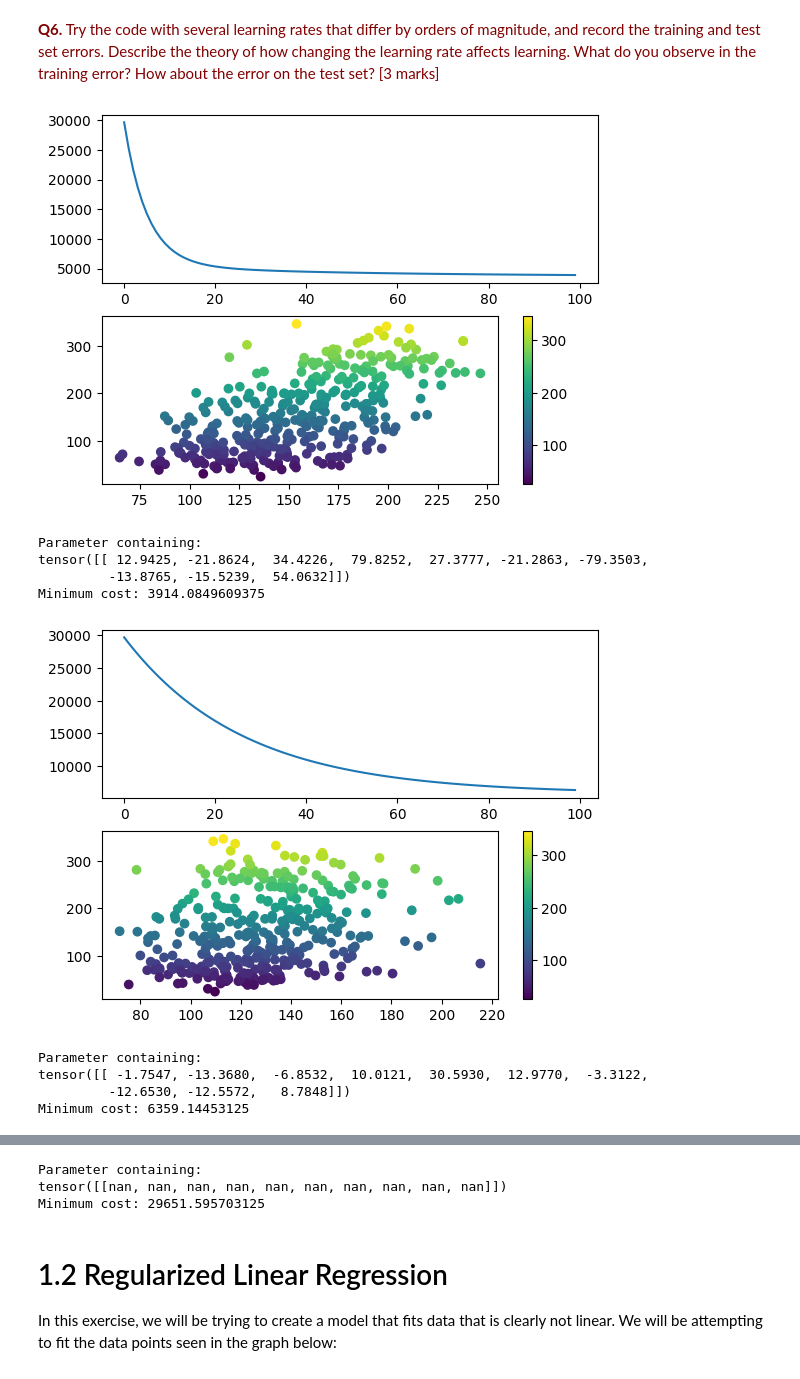
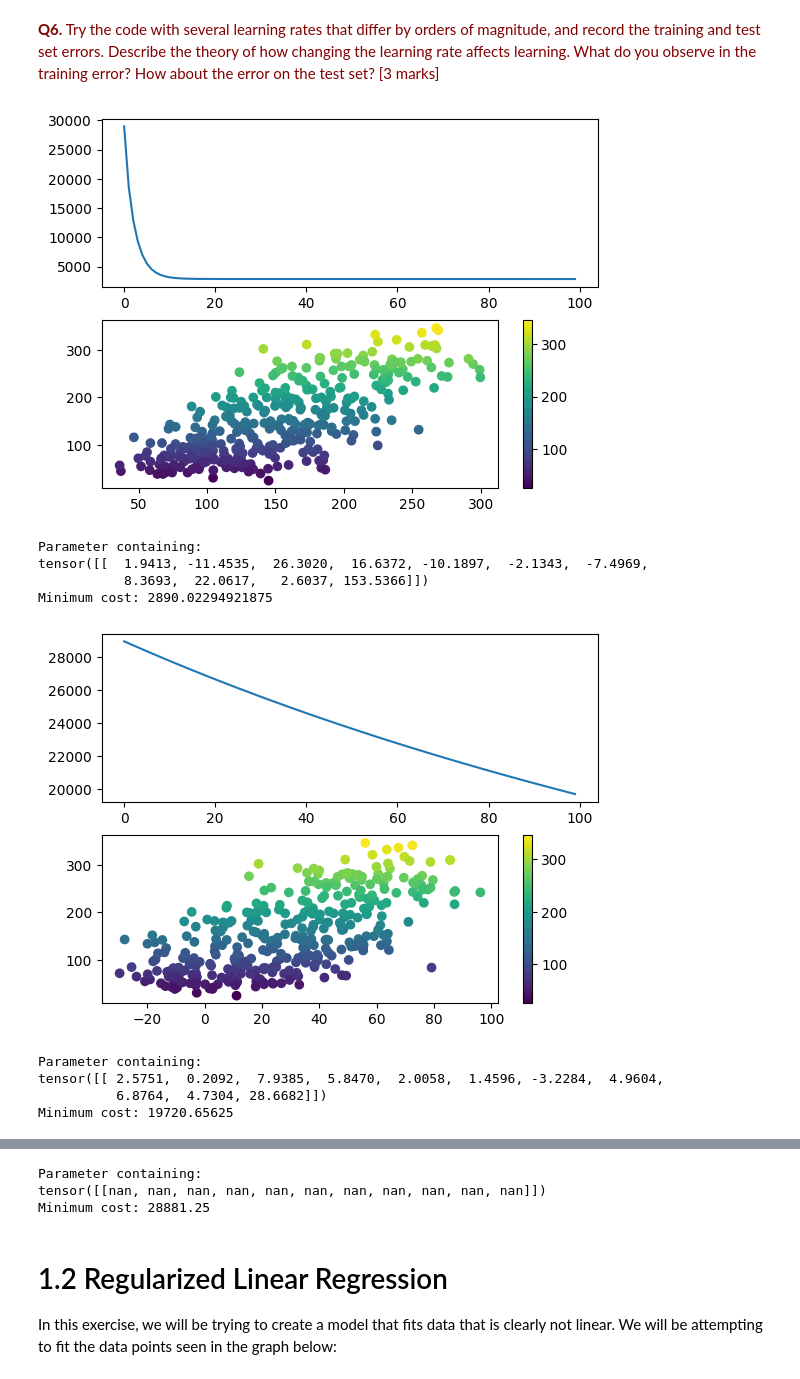
Before and after one commit to MohammedEsamaldin/ML_projects, a Jupyter notebook: wk3_Regression_2024 (1).ipynb, the cells around one changed output, grey strips where cells are left out. Saved outputs shown, nothing was run; the diff lists cells and outputs as text; code cells hidden in the pictures.

```diff
--- a/wk3_Regression_2024 (1).ipynb
+++ b/wk3_Regression_2024 (1).ipynb
@@ -105,10 +94,12 @@ Refering back to the lecture notes, we define $ y = f(x) = w^T x$, so we need to
 class LinearRegression(nn.Module):
   def __init__(self, num_features):
     super().__init__()
-    self.weight = nn.Parameter(torch.ones(1, num_features), requires_grad=False)
+    self.weight = nn.Parameter(torch.ones(1,num_features), requires_grad=False)
+    self.bias = nn.Parameter(torch.rand(1), requires_grad=False)
 
   def forward(self, x):
-    y = torch.matmul(x, self.weight.T)
+    y = torch.matmul(x, self.weight.T)  +self.bias
+
     return y
 # %% [markdown]
 As we need to account for the bias, we add a column of ones to the `x_data`
@@ -118,7 +109,7 @@ x_train = torch.cat([x_train, torch.ones(x_train.shape[0], 1)], dim=1)
 x_test = torch.cat([x_test, torch.ones(x_test.shape[0], 1)], dim=1)
 # %%
 ## test the custom layer
-model = LinearRegression(x_train.shape[1])
+model = LinearRegression(num_features=x_train.shape[1])
 prediction = model(x_train)
 prediction.shape # the output should be Nx1
 # %% [output]
@@ -169,16 +159,21 @@ def gradient_descent_step(model: nn.Module, X: torch.Tensor, y: torch.Tensor, y_
   model.weight = nn.Parameter(new_weight, requires_grad=False)
 # %%
 cost_lst = list()
-model = LinearRegression(x_train.shape[1])
-alpha = .1
+model = LinearRegression(num_features=x_train.shape[1])
+alpha = .01
 for it in range(100):
   prediction = model(x_train)
   cost = mean_squared_error(prediction, y_train)
-  cost_lst.append(cost)
+  cost_lst.append(cost.detach().numpy())
   gradient_descent_step(model, x_train, y_train, prediction, alpha)
+print(f'prediction shape is {prediction.shape}')
+print(y_train.shape)
+
+
 fig, axs = plt.subplots(2)
 axs[0].plot(list(range(it+1)), cost_lst)
-axs[1].scatter(prediction, y_train)
+#axs[1].scatter(prediction, y_train)
+axs[1].scatter(prediction.detach().numpy(), y_train.detach().numpy())
 plt.show()
 print(model.weight)
 print('Minimum cost: {}'.format(min(cost_lst)))
@@ -209,7 +213,7 @@ tensor([[8128.5215]])
 Now estimate the error on the test set. Is the error on the test set comparable to that of the train set? What can be said about the fit of the model? When does a model over/under fits?
 # %%
 ### your code here
-
+model = LinearRegression(num_features=11)
 test_prediction = model(x_test)
 #the output should be Nx1
 
@@ -222,31 +226,32 @@ tensor(3573.2004)
 # %%
 ### your code here
 import matplotlib.cm as cm
 alfa_lsit = [.1,.001,10]
 for i in alfa_lsit:
     cost_lst = list()
     model = LinearRegression(x_train.shape[1])
     alpha = i
     for it in range(100):
         prediction = model(x_train)
         cost = mean_squared_error(prediction, y_train)
         cost_lst.append(cost)
         gradient_descent_step(model, x_train, y_train, prediction, alpha)
+    cost_lst = [cost.detach().numpy() for cost in cost_lst]
     fig, axs = plt.subplots(2)
     axs[0].plot(list(range(it+1)), cost_lst)
     scatter = axs[1].scatter(prediction, y_train,c=y_train, cmap=cm.viridis)
     plt.colorbar(scatter, ax=axs[1])
     plt.show()
     print(model.weight)
     print('Minimum cost: {}'.format(min(cost_lst)))
 # %% [output]
-[figure, old version]
+[figure, new version]
 Parameter containing:
-tensor([[ 12.9425, -21.8624,  34.4226,  79.8252,  27.3777, -21.2863, -79.3503,
-         -13.8765, -15.5239,  54.0632]])
-Minimum cost: 3914.0849609375
+tensor([[  1.9413, -11.4535,  26.3020,  16.6372, -10.1897,  -2.1343,  -7.4969,
+           8.3693,  22.0617,   2.6037, 153.5366]])
+Minimum cost: 2890.02294921875
-[figure, old version]
+[figure, new version]
 Parameter containing:
-tensor([[ -1.7547, -13.3680,  -6.8532,  10.0121,  30.5930,  12.9770,  -3.3122,
-         -12.6530, -12.5572,   8.7848]])
-Minimum cost: 6359.14453125
+tensor([[ 2.5751,  0.2092,  7.9385,  5.8470,  2.0058,  1.4596, -3.2284,  4.9604,
+          6.8764,  4.7304, 28.6682]])
+Minimum cost: 19720.65625
@@ -254,6 +259,6 @@ Minimum cost: 6359.14453125
 Parameter containing:
-tensor([[nan, nan, nan, nan, nan, nan, nan, nan, nan, nan]])
-Minimum cost: 29651.595703125
+tensor([[nan, nan, nan, nan, nan, nan, nan, nan, nan, nan, nan]])
+Minimum cost: 28881.25
 # %% [markdown]
 # 1.2 Regularized Linear Regression
 In this exercise, we will be trying to create a model that fits data that is clearly not linear. We will be attempting to fit the data points seen in the graph below:
```
Also changed, not shown: parts of 16 cells of this notebook, 5 other files.
